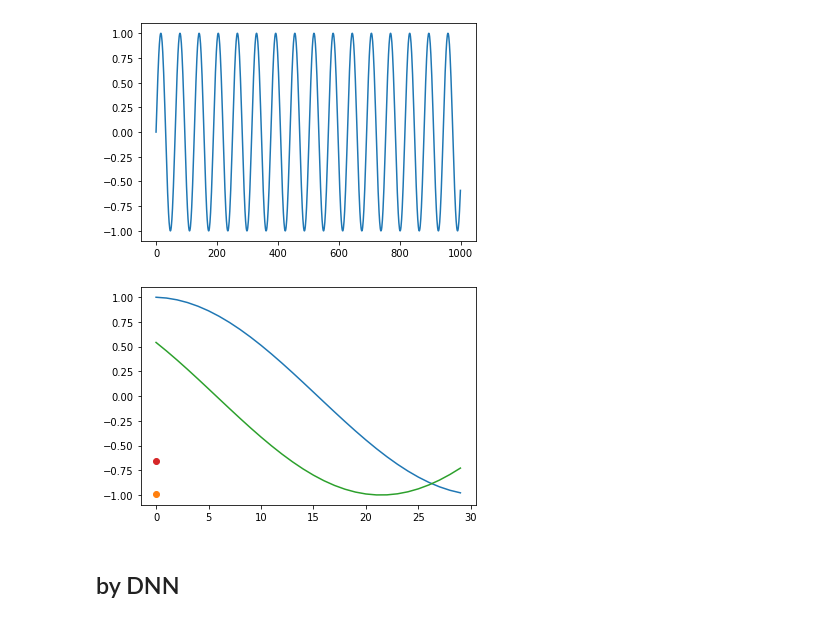
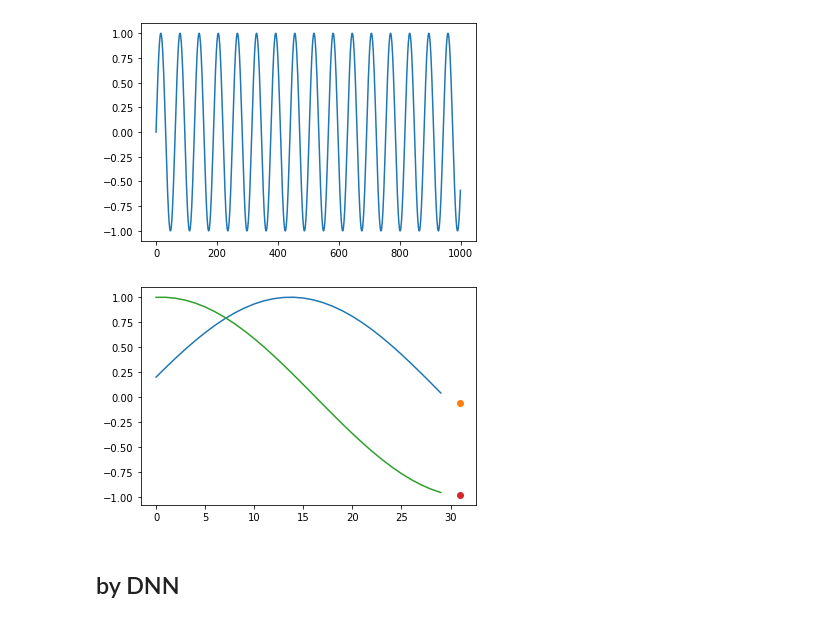
Before and after one commit to dhrim/t-academy_2021, a Jupyter notebook: material/deep_learning/treating_sequence_data.ipynb, the cells around one changed output. Cells and saved outputs as stored; diff of their text form; code cells hidden in the pictures.

```diff
--- a/material/deep_learning/treating_sequence_data.ipynb
+++ b/material/deep_learning/treating_sequence_data.ipynb
@@ -431,21 +431,21 @@ plt.show()
 # %%
 from keras.preprocessing.sequence import TimeseriesGenerator
 
 split_index = int(len(series)*0.8)
 generator = TimeseriesGenerator(series, series, length=30, batch_size=128,
                                 shuffle=True, end_index=split_index)
 
 test_generator = TimeseriesGenerator(series, series, length=30, batch_size=128,
-                                     shuffle=False, start_index=split_index)
+                                     shuffle=True, start_index=split_index)
 
 x, y = generator[0]
 plt.plot(x[0])
-plt.plot(y[0], 'o')
+plt.plot([len(x[0])+1], y[0], 'o')
 plt.plot(x[1])
-plt.plot(y[1], 'o')
+plt.plot([len(x[1])+1], y[1], 'o')
 plt.show()
 # %% [output]
-[figure, old version]
+[figure, new version]
 # %% [markdown]
 ## by DNN
 # %%
```
Also changed, not shown: parts of 3 cells of this notebook.
